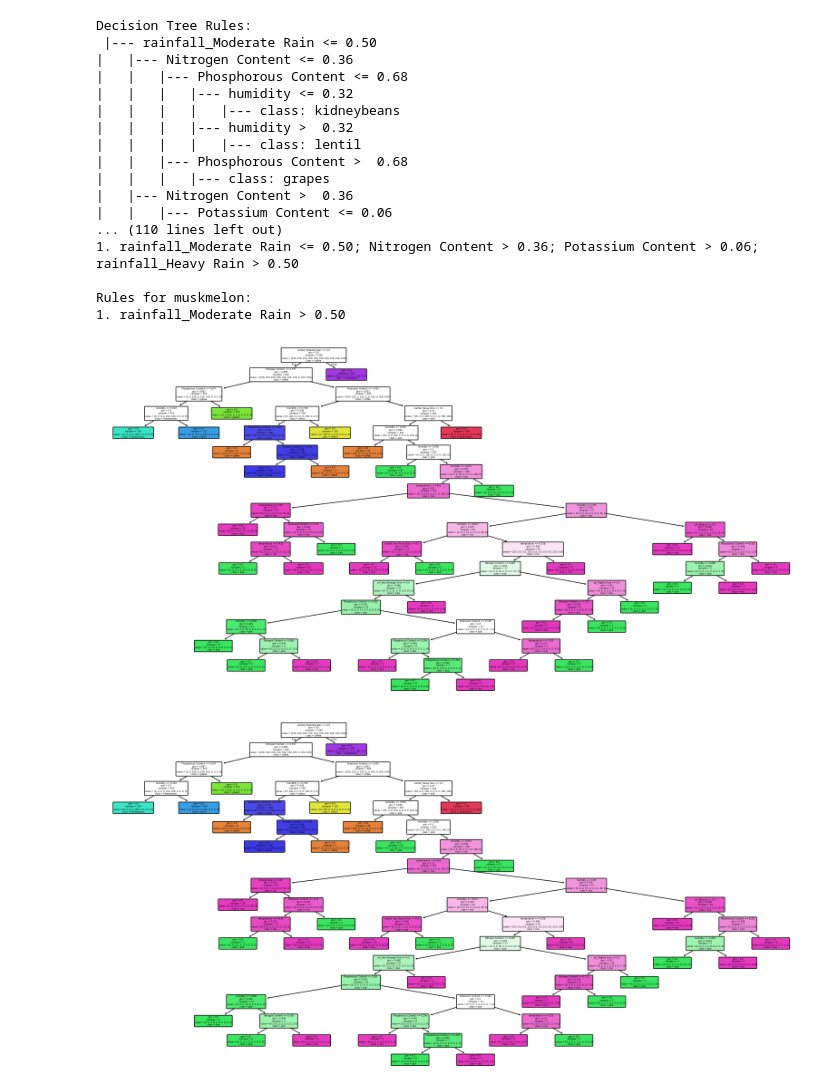
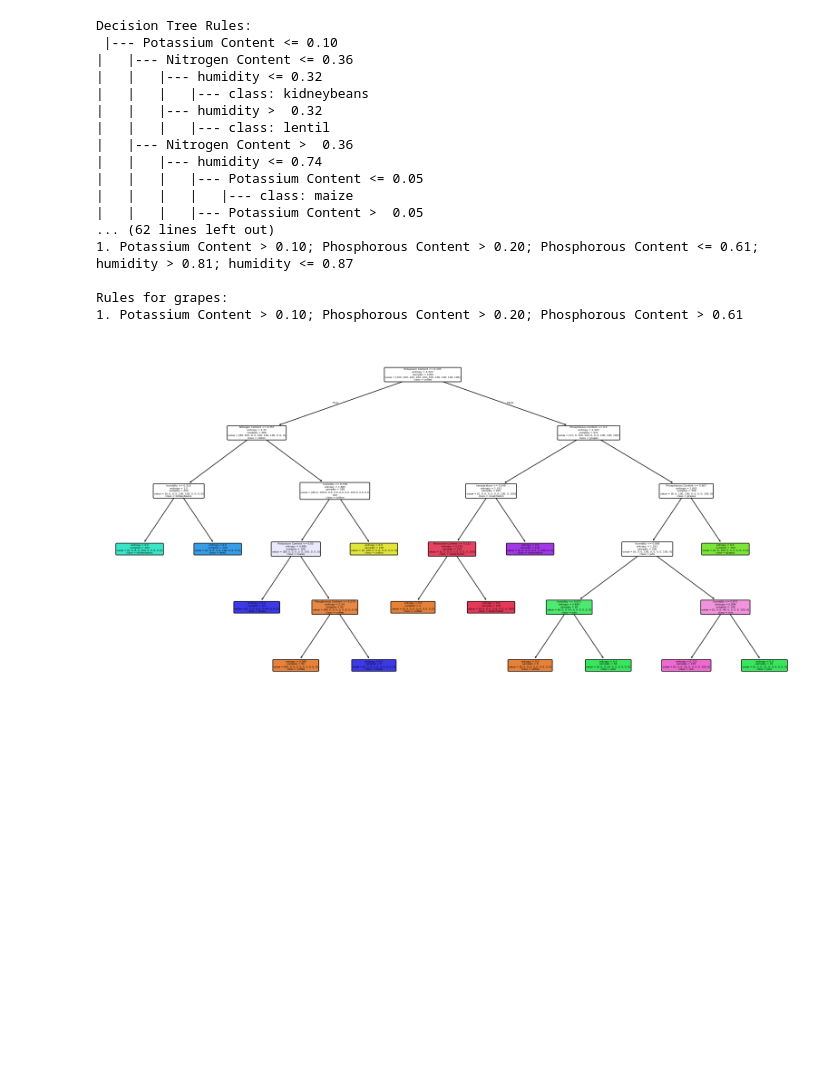
Before and after one commit to Stephen-Coloma/Crop-Recommendation-Machine-Learning, a Jupyter notebook: DecisionTrees.ipynb, the cells around one changed output. Cells and saved outputs as stored; diff of their text form; code cells hidden in the pictures; blank space fills up the shorter version.

Commit message:
shown rules

```diff
--- a/DecisionTrees.ipynb
+++ b/DecisionTrees.ipynb
@@ -80,8 +80,8 @@ X = df.drop(columns=['label'])
 y = df['label']
 
 # Train a decision tree model
-# dt = DecisionTreeClassifier(criterion='entropy', max_depth=5, random_state=42)
-dt = DecisionTreeClassifier()
+dt = DecisionTreeClassifier(criterion='entropy', max_depth=5, random_state=42)
+# dt = DecisionTreeClassifier()
 dt.fit(X, y)
 
 # Show decision rules in tree format
@@ -99,51 +99,44 @@ def extract_rules(tree, feature_names, class_names):
             rules_dict[label].append("; ".join(conditions))
         else:
             feature = feature_names[tree.feature[node]]
             threshold = tree.threshold[node]
             left_conditions = conditions + [f"{feature} <= {threshold:.2f}"]
             right_conditions = conditions + [f"{feature} > {threshold:.2f}"]
             traverse(tree.children_left[node], left_conditions)
             traverse(tree.children_right[node], right_conditions)
 
     traverse(0)
     return rules_dict
 
 rules_dict = extract_rules(dt.tree_, feature_names, dt.classes_)
 
 print("\nRules in Paragraph Form:")
 for label, conditions in rules_dict.items():
     print(f"\nRules for {label}:")
     for idx, rule in enumerate(conditions, 1):
         print(f"{idx}. {rule}")
 
 # Visualize the tree
 plt.figure(figsize=(20, 10))
 plot_tree(dt, feature_names=X.columns, class_names=dt.classes_, filled=True, rounded=True)
 plt.savefig("decision_tree.png")  # Save as PNG
 plt.show()
-
-# Visualize the tree
-plt.figure(figsize=(20, 10))
-plot_tree(dt, feature_names=X.columns, class_names=dt.classes_, filled=True, rounded=True)
-plt.savefig("decision_tree.png")  # Save as PNG
-plt.show()
 # %% [output]
 Decision Tree Rules:
- |--- rainfall_Moderate Rain <= 0.50
+ |--- Potassium Content <= 0.10
 |   |--- Nitrogen Content <= 0.36
-|   |   |--- Phosphorous Content <= 0.68
-|   |   |   |--- humidity <= 0.32
-|   |   |   |   |--- class: kidneybeans
-|   |   |   |--- humidity >  0.32
-|   |   |   |   |--- class: lentil
-|   |   |--- Phosphorous Content >  0.68
-|   |   |   |--- class: grapes
+|   |   |--- humidity <= 0.32
+|   |   |   |--- class: kidneybeans
+|   |   |--- humidity >  0.32
+|   |   |   |--- class: lentil
 |   |--- Nitrogen Content >  0.36
-|   |   |--- Potassium Content <= 0.06
-... (110 lines left out)
-1. rainfall_Moderate Rain <= 0.50; Nitrogen Content > 0.36; Potassium Content > 0.06; rainfall_Heavy Rain > 0.50
+|   |   |--- humidity <= 0.74
+|   |   |   |--- Potassium Content <= 0.05
+|   |   |   |   |--- class: maize
+|   |   |   |--- Potassium Content >  0.05
+... (62 lines left out)
+1. Potassium Content > 0.10; Phosphorous Content > 0.20; Phosphorous Content <= 0.61; humidity > 0.81; humidity <= 0.87
 
-Rules for muskmelon:
-1. rainfall_Moderate Rain > 0.50
+Rules for grapes:
+1. Potassium Content > 0.10; Phosphorous Content > 0.20; Phosphorous Content > 0.61
-[figure, old version]
+[figure, new version]
-[figure, removed]
```
Also changed, not shown: 2 other files.
